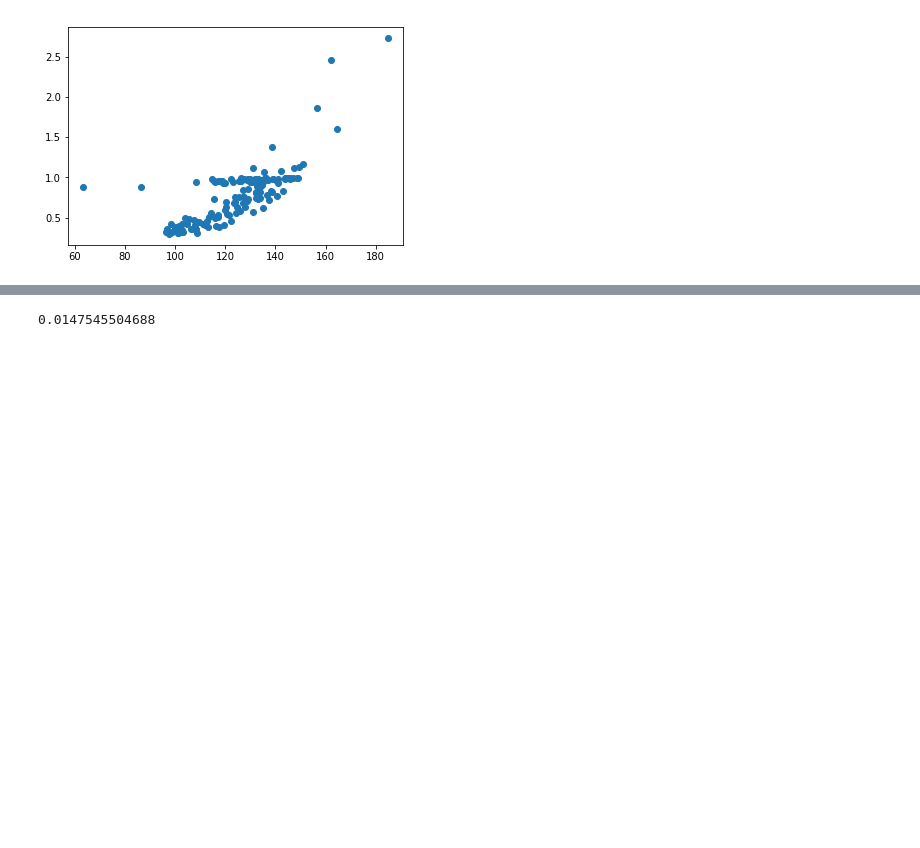
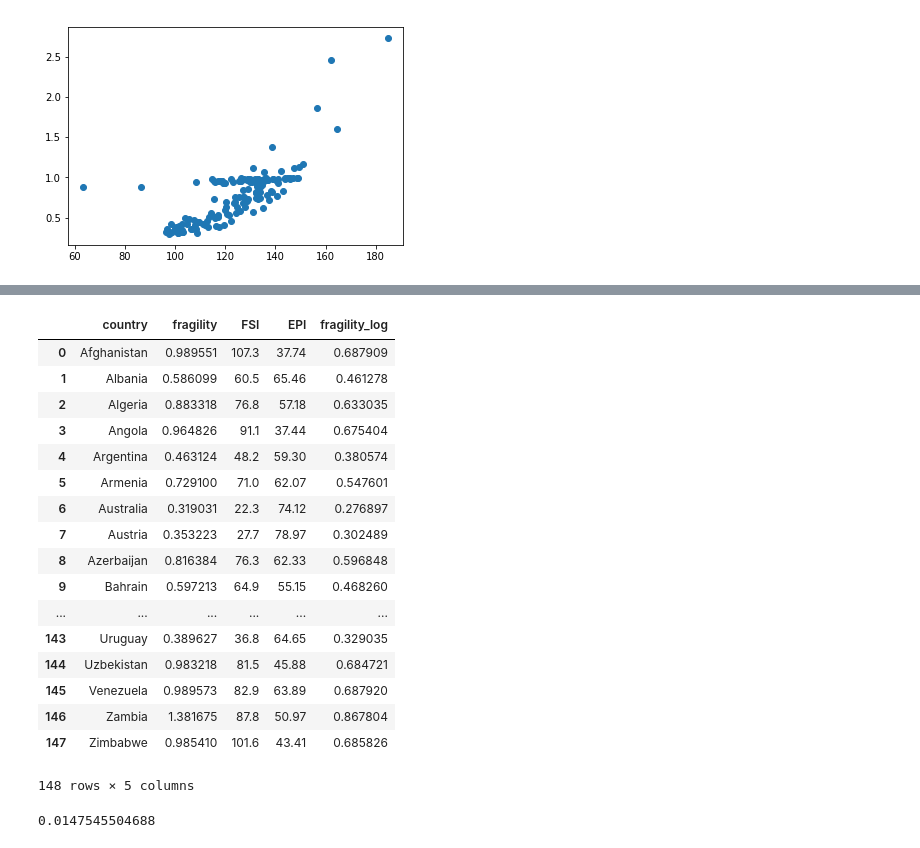
Before and after one commit to rhythmswing/ClimateFragility, a Jupyter notebook: Code/ICM_E.ipynb, the cells around one changed output, grey strips where cells are left out. Saved outputs shown, nothing was run; the diff lists cells and outputs as text; code cells hidden in the pictures; blank space fills up the shorter version.

```diff
--- a/Code/ICM_E.ipynb
+++ b/Code/ICM_E.ipynb
@@ -386,3 +380,24 @@ df_fragile[df_fragile['country']=='United States of America']
+# %%
+df_fragile
+# %% [output]
+|  | country | fragility | FSI | EPI | fragility_log |
+| 0 | Afghanistan | 0.989551 | 107.3 | 37.74 | 0.687909 |
+| 1 | Albania | 0.586099 | 60.5 | 65.46 | 0.461278 |
+| 2 | Algeria | 0.883318 | 76.8 | 57.18 | 0.633035 |
+| 3 | Angola | 0.964826 | 91.1 | 37.44 | 0.675404 |
+| 4 | Argentina | 0.463124 | 48.2 | 59.30 | 0.380574 |
+| 5 | Armenia | 0.729100 | 71.0 | 62.07 | 0.547601 |
+| 6 | Australia | 0.319031 | 22.3 | 74.12 | 0.276897 |
+| 7 | Austria | 0.353223 | 27.7 | 78.97 | 0.302489 |
+| 8 | Azerbaijan | 0.816384 | 76.3 | 62.33 | 0.596848 |
+| 9 | Bahrain | 0.597213 | 64.9 | 55.15 | 0.468260 |
+| ... | ... | ... | ... | ... | ... |
+| 143 | Uruguay | 0.389627 | 36.8 | 64.65 | 0.329035 |
+| 144 | Uzbekistan | 0.983218 | 81.5 | 45.88 | 0.684721 |
+| 145 | Venezuela | 0.989573 | 82.9 | 63.89 | 0.687920 |
+| 146 | Zambia | 1.381675 | 87.8 | 50.97 | 0.867804 |
+| 147 | Zimbabwe | 0.985410 | 101.6 | 43.41 | 0.685826 |
+148 rows × 5 columns
 # %%
 def reverse_num(FSI_data, EPI_data, fragile):
     cnt = 0
```
Also changed, not shown: parts of 9 cells of this notebook, 1 other file.
